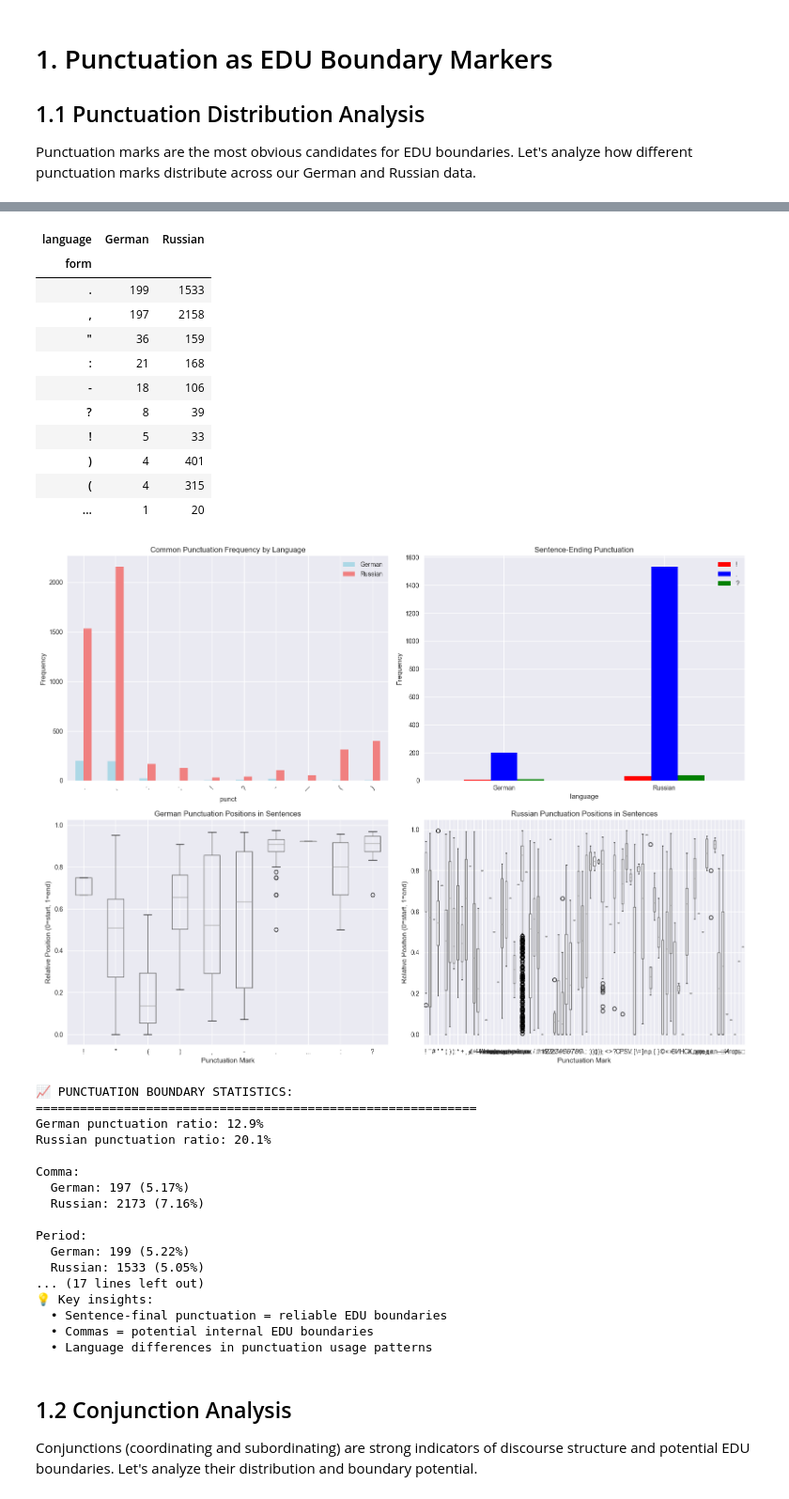
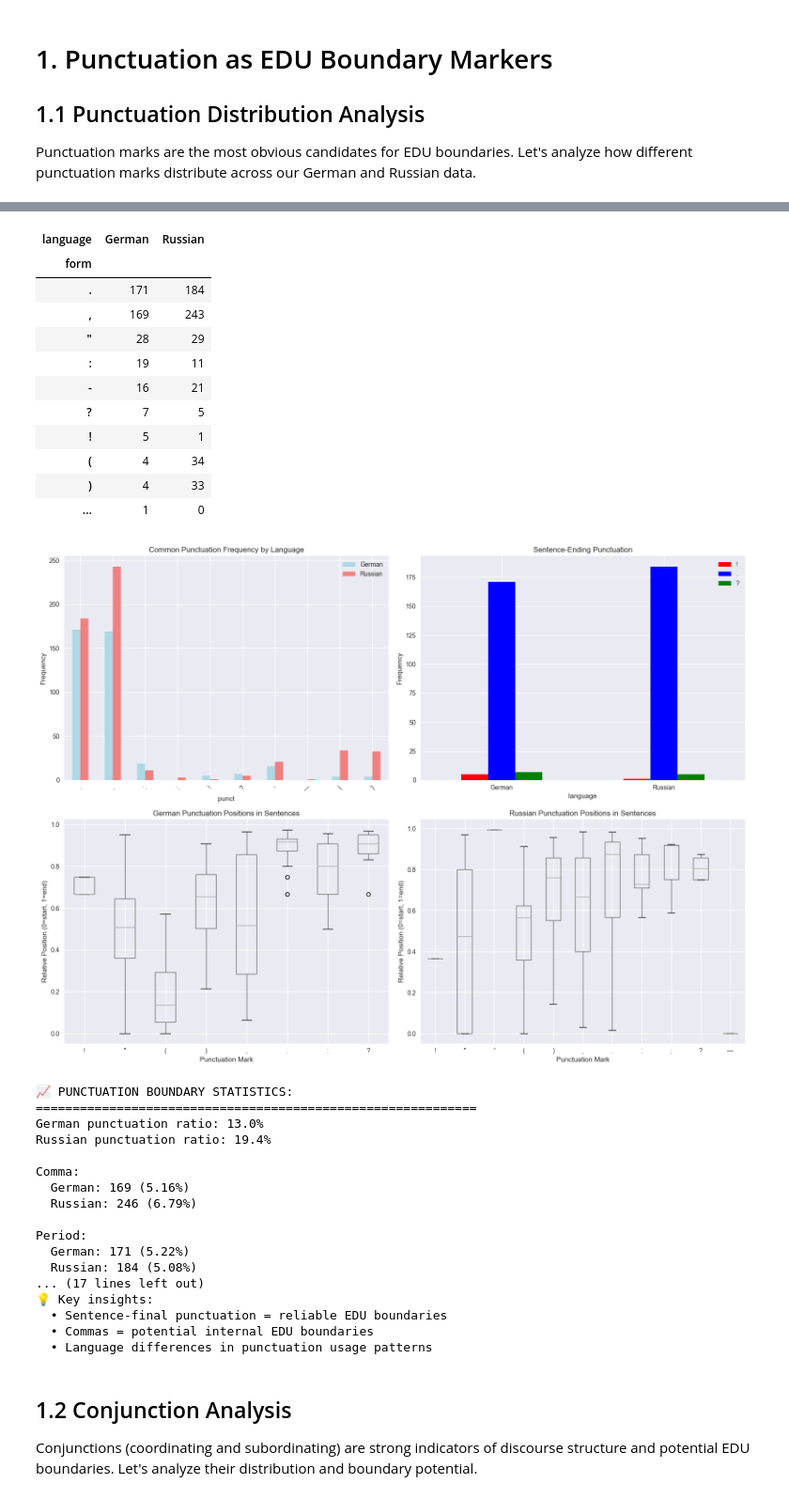
Before and after one commit to b-bblc/bachelor_thesis, a Jupyter notebook: notebooks/edu_boundary_detection.ipynb, the cells around one changed output, grey strips where cells are left out. Shown: that part at 94% size. Drawn from its saved outputs; the diff is of its cells as text; code cells hidden in the pictures.

```diff
--- a/notebooks/edu_boundary_detection.ipynb
+++ b/notebooks/edu_boundary_detection.ipynb
@@ -220,16 +220,19 @@ print("🔧 Boundary detection functions defined!")
 # %% [output]
 🔧 Boundary detection functions defined!
 # %%
-# Load Data for Boundary Analysis
+# Load Data for Boundary Analysis (limit to first 300 sentences per corpus)
 print("🇩🇪 Loading German data for boundary analysis...")
 german_parsed_dir = Path("../results/results_german/parsed_dependencies")
 german_sentences = []
 
 if german_parsed_dir.exists():
-    for file_path in list(german_parsed_dir.glob("*.conllu"))[:20]:  # Limit to first 20 files for analysis
+    for file_path in german_parsed_dir.glob("*.conllu"):
         file_sentences = read_conllu_with_boundaries(file_path)
         german_sentences.extend(file_sentences)
-    print(f"✅ Loaded {len(german_sentences)} German sentences from {min(20, len(list(german_parsed_dir.glob('*.conllu'))))} files")
+        if len(german_sentences) >= 300:
+            german_sentences = german_sentences[:300]
+            break
+    print(f"✅ Loaded {len(german_sentences)} German sentences (limited to 300)")
 else:
     print("❌ German data directory not found")
 
@@ -238,10 +241,13 @@ russian_parsed_dir = Path("../results/results_russian/parsed_dependencies")
 russian_sentences = []
 
 if russian_parsed_dir.exists():
-    for file_path in list(russian_parsed_dir.glob("*.conllu"))[:20]:  # Limit to first 20 files for analysis
+    for file_path in russian_parsed_dir.glob("*.conllu"):
         file_sentences = read_conllu_with_boundaries(file_path)
         russian_sentences.extend(file_sentences)
-    print(f"✅ Loaded {len(russian_sentences)} Russian sentences from {min(20, len(list(russian_parsed_dir.glob('*.conllu'))))} files")
+        if len(russian_sentences) >= 300:
+            russian_sentences = russian_sentences[:300]
+            break
+    print(f"✅ Loaded {len(russian_sentences)} Russian sentences (limited to 300)")
 else:
     print("❌ Russian data directory not found")
 
@@ -264,6 +270,7 @@ print(f"Features:       {len(all_boundary_features.columns)}")
 
 # Show sample
 print(f"\n🔍 SAMPLE BOUNDARY FEATURES:")
-display(all_boundary_features[['language', 'form', 'upos', 'deprel', 'is_punctuation', 'is_conjunction', 'is_sentence_end']].head(10))
+display(all_boundary_features[all_boundary_features['language'] == 'German'][['language', 'form', 'upos', 'deprel', 'is_punctuation', 'is_conjunction', 'is_sentence_end']].head(20))
+display(all_boundary_features[all_boundary_features['language'] == 'Russian'][['language', 'form', 'upos', 'deprel', 'is_punctuation', 'is_conjunction', 'is_sentence_end']].tail(20))
 # %% [output]
 🇩🇪 Loading German data for boundary analysis...
@@ -353,15 +383,20 @@ for _, row in punct_tokens.iterrows():
 
 punct_pos_df = pd.DataFrame(punct_positions)
 
-# Box plot of punctuation positions
+# Fixed set of punctuations to analyze
+fixed_punctuations = ['.', ',', ';', ':', '!', '?', '—', '(', ')', '"', '\'']
+
+# Box plot of punctuation positions (оба языка используют одинаковый набор знаков)
 for i, lang in enumerate(['German', 'Russian']):
-    lang_data = punct_pos_df[punct_pos_df['language'] == lang]
+    lang_data = punct_pos_df[
+        (punct_pos_df['language'] == lang) &
+        (punct_pos_df['punct'].isin(fixed_punctuations))
+    ]
     if not lang_data.empty:
         lang_data.boxplot(column='relative_position', by='punct', ax=axes[1, i])
         axes[1, i].set_title(f'{lang} Punctuation Positions in Sentences')
         axes[1, i].set_xlabel('Punctuation Mark')
         axes[1, i].set_ylabel('Relative Position (0=start, 1=end)')
-
 plt.suptitle('')  # Remove default suptitle
 plt.tight_layout()
 plt.savefig('../results/visualizations/punctuation_boundary_analysis.png', dpi=300, bbox_inches='tight')
@@ -393,56 +428,56 @@ for punct_type in ['is_comma', 'is_period', 'is_colon', 'is_semicolon']:
 print(f"\n🎯 BOUNDARY DETECTION POTENTIAL:")
 print(f"{'='*40}")
 
 # Sentence boundaries (high confidence)
 sentence_boundaries = all_boundary_features[all_boundary_features['is_sentence_end']]
 print(f"Sentence boundaries: {len(sentence_boundaries)} (100% EDU boundaries)")
 
 # Strong punctuation (periods, exclamation, question marks)
 strong_punct = all_boundary_features[all_boundary_features['form'].isin(['.', '!', '?'])]
 print(f"Strong punctuation: {len(strong_punct)} (high EDU boundary probability)")
 
 # Medium punctuation (commas, colons, semicolons)
 medium_punct = all_boundary_features[all_boundary_features['form'].isin([',', ':', ';', '—', '-'])]
 print(f"Medium punctuation: {len(medium_punct)} (medium EDU boundary probability)")
 
 # Calculate precision estimates (assuming sentence boundaries are always EDU boundaries)
 if len(sentence_boundaries) > 0:
     strong_punct_precision = len(sentence_boundaries) / len(strong_punct) if len(strong_punct) > 0 else 0
     print(f"\nEstimated precision for strong punctuation: {strong_punct_precision:.1%}")
 
 print(f"\n💡 Key insights:")
 print(f"  • Sentence-final punctuation = reliable EDU boundaries")
 print(f"  • Commas = potential internal EDU boundaries")
 print(f"  • Language differences in punctuation usage patterns")
 # %% [output]
 📊 PUNCTUATION FREQUENCY ANALYSIS:
 ==================================================
 Top punctuation marks by language:
 | language | German | Russian |
 | form |  |  |
-| . | 199 | 1533 |
-| , | 197 | 2158 |
-| " | 36 | 159 |
-| : | 21 | 168 |
-| - | 18 | 106 |
-| ? | 8 | 39 |
-| ! | 5 | 33 |
-| ) | 4 | 401 |
-| ( | 4 | 315 |
-| ... | 1 | 20 |
+| . | 171 | 184 |
+| , | 169 | 243 |
+| " | 28 | 29 |
+| : | 19 | 11 |
+| - | 16 | 21 |
+| ? | 7 | 5 |
+| ! | 5 | 1 |
+| ( | 4 | 34 |
+| ) | 4 | 33 |
+| ... | 1 | 0 |
-[figure, old version]
+[figure, new version]
 📈 PUNCTUATION BOUNDARY STATISTICS:
 ============================================================
-German punctuation ratio: 12.9%
-Russian punctuation ratio: 20.1%
+German punctuation ratio: 13.0%
+Russian punctuation ratio: 19.4%
 
 Comma:
-  German: 197 (5.17%)
-  Russian: 2173 (7.16%)
+  German: 169 (5.16%)
+  Russian: 246 (6.79%)
 
 Period:
-  German: 199 (5.22%)
-  Russian: 1533 (5.05%)
+  German: 171 (5.22%)
+  Russian: 184 (5.08%)
 ... (17 lines left out)
 💡 Key insights:
   • Sentence-final punctuation = reliable EDU boundaries
```
Also changed, not shown: parts of 7 cells of this notebook.
